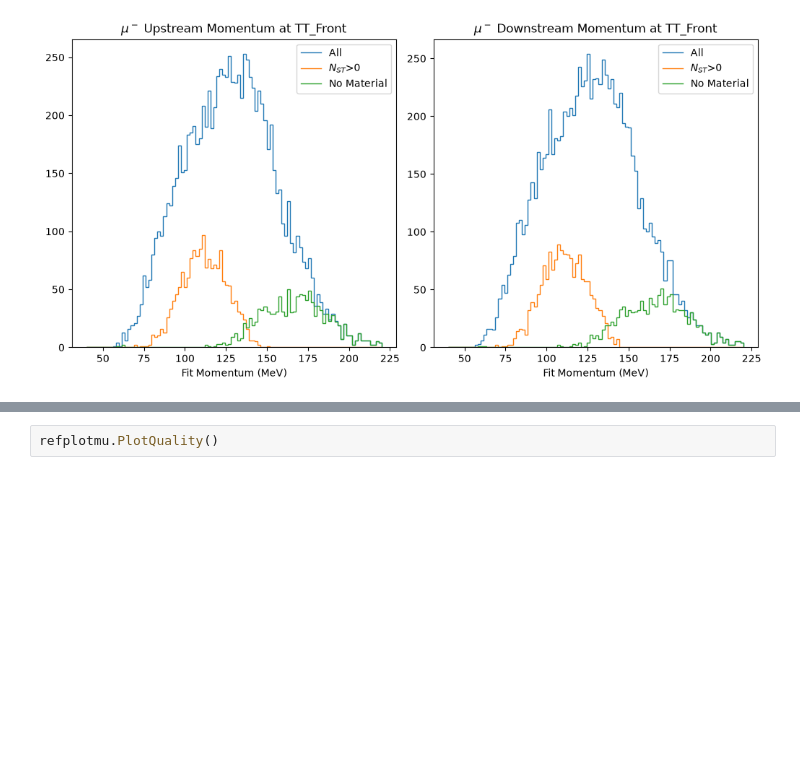
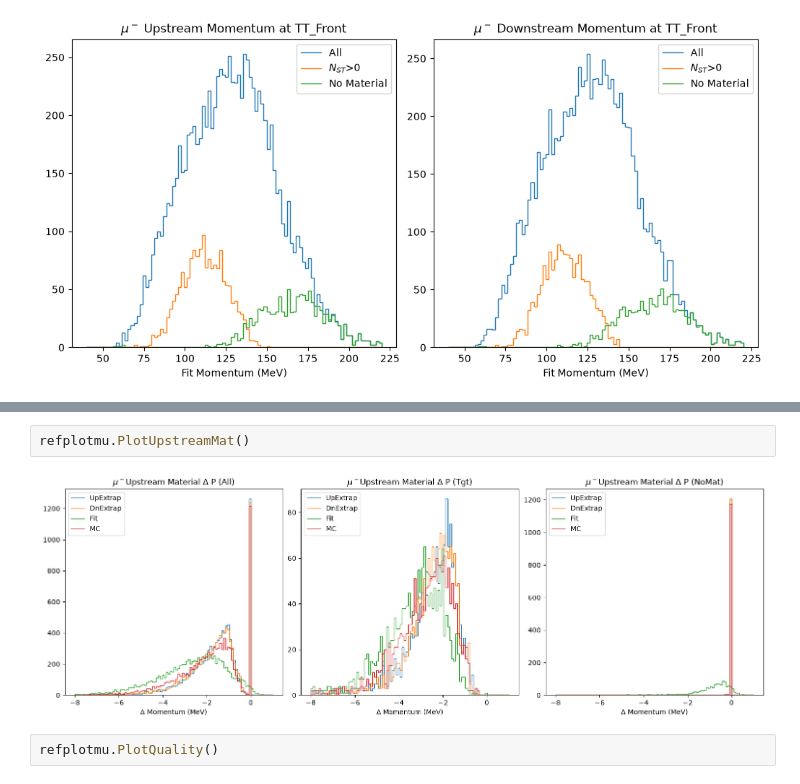
Before and after one commit to brownd1978/RefAna, a Jupyter notebook: PlotReflections.ipynb, the cells around one changed output, grey strips where cells are left out. Cells and saved outputs as stored; diff of their text form; blank space fills up the shorter version.

```diff
--- a/PlotReflections.ipynb
+++ b/PlotReflections.ipynb
@@ -65,3 +55,7 @@ refplotmu.PlotMomentum()
+# %%
+refplotmu.PlotUpstreamMat()
+# %% [output]
+[figure, added]
 # %%
 refplotmu.PlotQuality()
 # %% [output]
```
Also changed, not shown: parts of 4 cells of this notebook, 4 other files.
